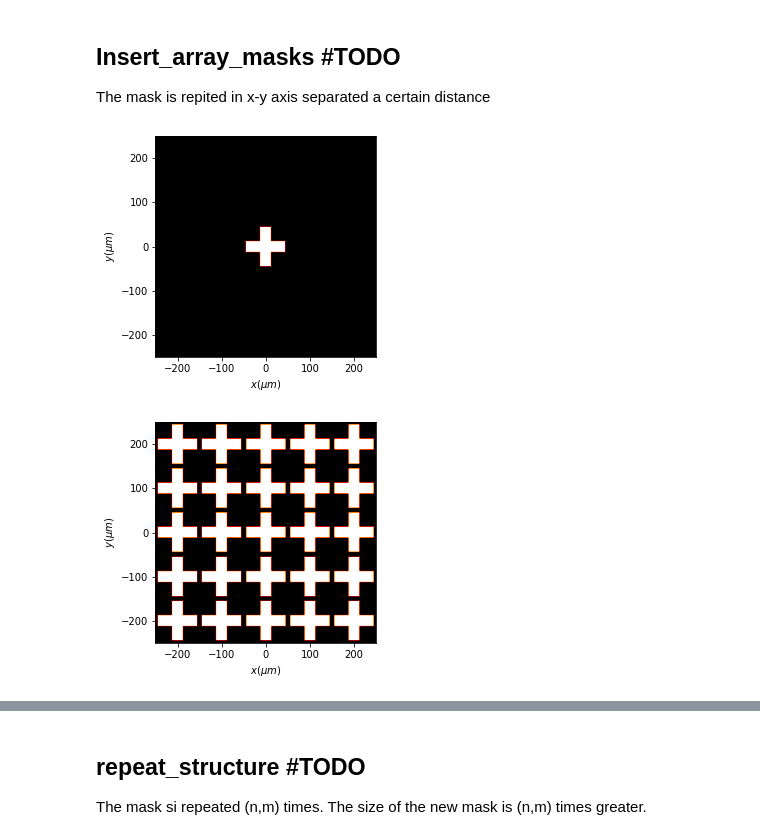
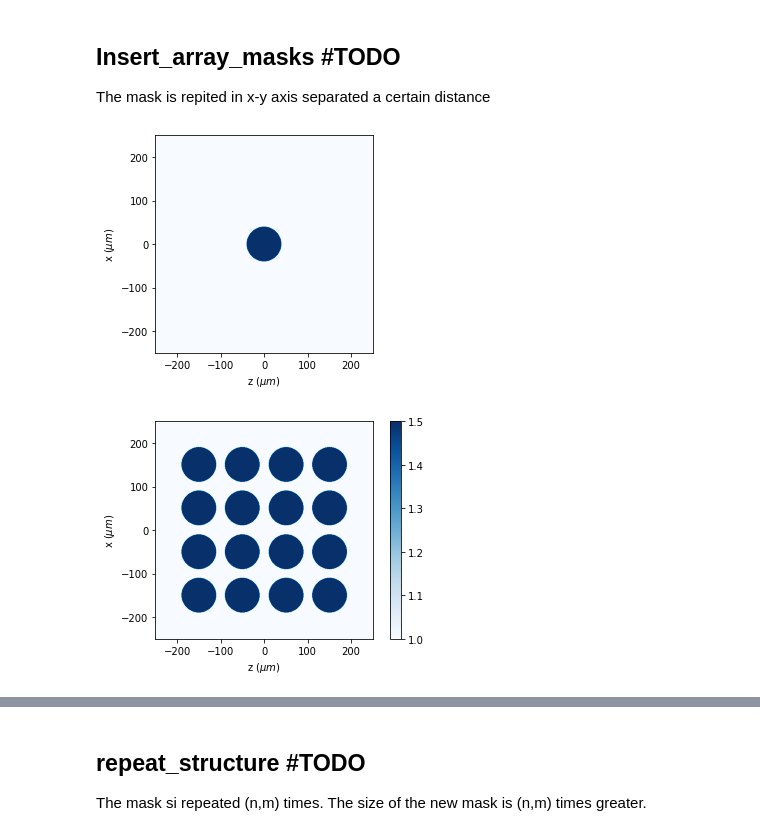
Before and after one commit to aocg-ucm/diffractio, a Jupyter notebook: docs/source/tutorial_scalar/scalar_XZ/masks_xz_procedures.ipynb, the cells around one changed output, grey strips where cells are left out. Cells and saved outputs as stored; diff of their text form; code cells hidden in the pictures.

Commit message:
insert_array_masks at XZ

```diff
--- a/docs/source/tutorial_scalar/scalar_XZ/masks_xz_procedures.ipynb
+++ b/docs/source/tutorial_scalar/scalar_XZ/masks_xz_procedures.ipynb
@@ -81,17 +377,17 @@ The mask is repited in x-y axis separated a certain distance
 # %%
 x = np.linspace(-250 * um, 250 * um, 512)
 z = np.linspace(-250 * um, 250 * um, 512)
 wavelength = 1 * um
 
 s = Scalar_mask_XZ(x, z, wavelength)
-s.cross(r0=(0 * um, 0 * um), size=(90 * um, 25 * um), angle=0 * degrees)
-s.draw()
+s.cylinder(r0=(0 * um, 0 * um), radius=40*um, refractive_index = 1.5, angle=0 * degrees)
+s.draw_refractive_index(scale='scaled') # -> passar a s.draw(kind='refractive_index')
 
-t1 = Scalar_mask_XZ(x, y, wavelength)
-num_points = t1.insert_array_masks(
-    t1=s, space=[100 * um, 100 * um], margin=50 * um, angle=90 * degrees
-)
-t1.draw(kind="intensity")
+txz= Scalar_mask_XZ(x, z, wavelength)
+txz.insert_array_masks(
+    txz=s, refractive_index=1.5, space=[100 * um, 100 * um], margin=0 * um, angle=0 * degrees)
+txz.draw_refractive_index(scale='scaled')
+plt.colorbar()
 # %% [output]
-[figure, old version]
+[figure, new version]
-[figure, old version]
+[figure, new version]
```
Also changed, not shown: parts of 34 cells of this notebook, 9 other files.
